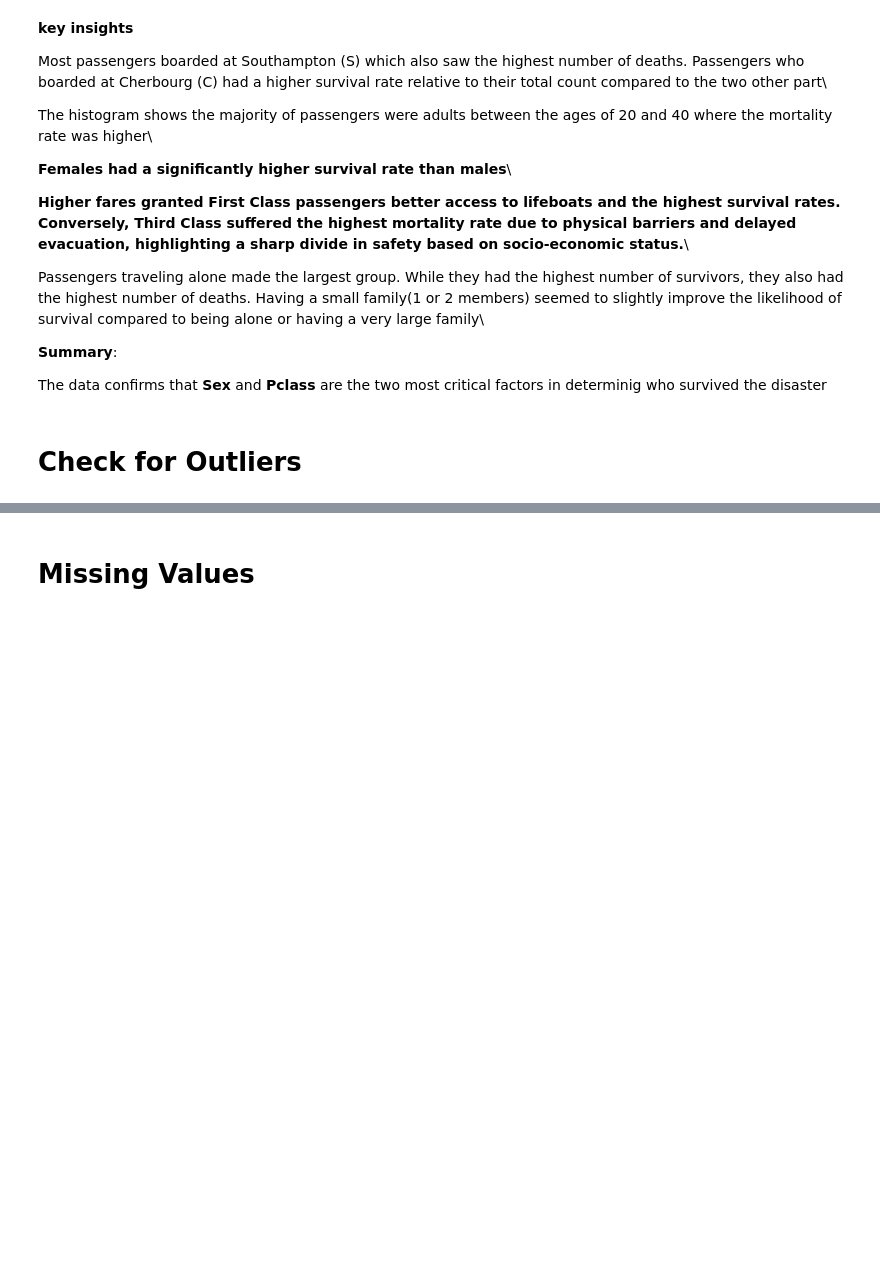
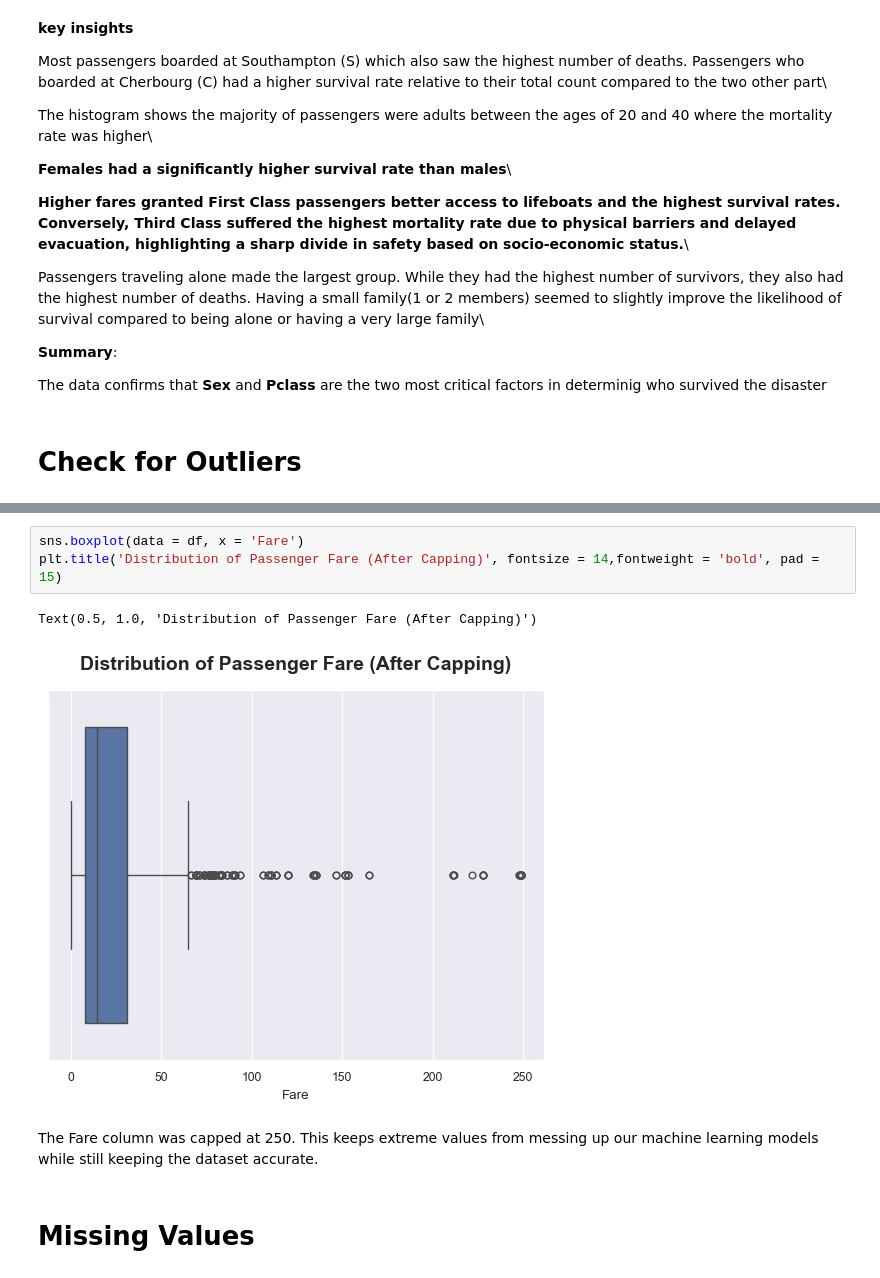
Before and after one commit to Timkizz/Titanic_ML_Falade_Michael, a Jupyter notebook: Titanic.ipynb, the cells around one changed output, grey strips where cells are left out. Cells and saved outputs as stored; diff of their text form; blank space fills up the shorter version.

```diff
--- a/Titanic.ipynb
+++ b/Titanic.ipynb
@@ -175,3 +183,11 @@ The above boxplots shows that there are outliers in the **Age** and **Fare** col
+# %%
+sns.boxplot(data = df, x = 'Fare')
+plt.title('Distribution of Passenger Fare (After Capping)', fontsize = 14,fontweight = 'bold', pad = 15)
+# %% [output]
+Text(0.5, 1.0, 'Distribution of Passenger Fare (After Capping)')
+[figure, added]
+# %% [markdown]
+The Fare column was capped at 250. This keeps extreme values from messing up our machine learning models while still keeping the dataset accurate.
 # %% [markdown]
 # Missing Values
 # %% [markdown]
```
Also changed, not shown: parts of 7 cells of this notebook.
